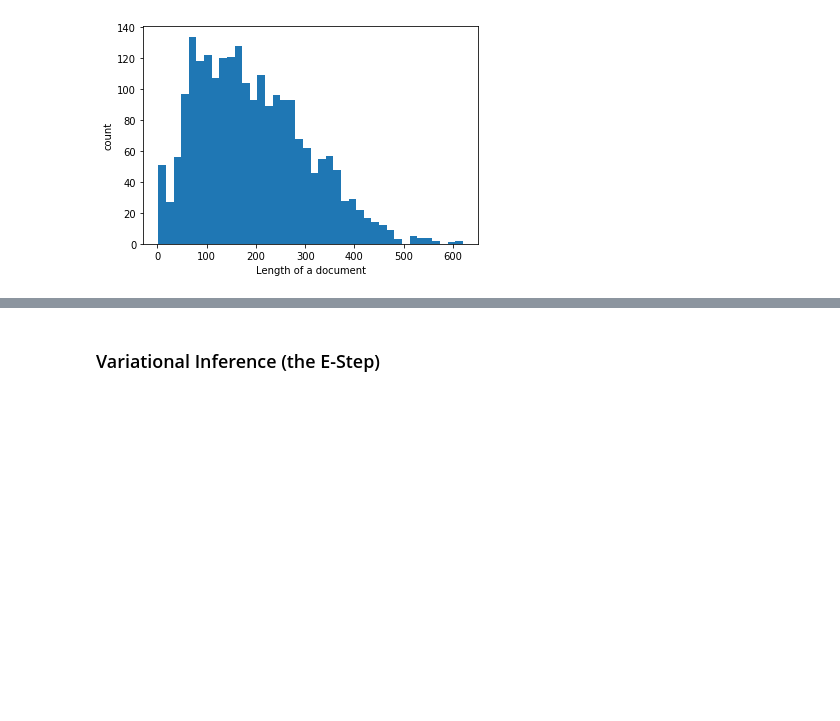
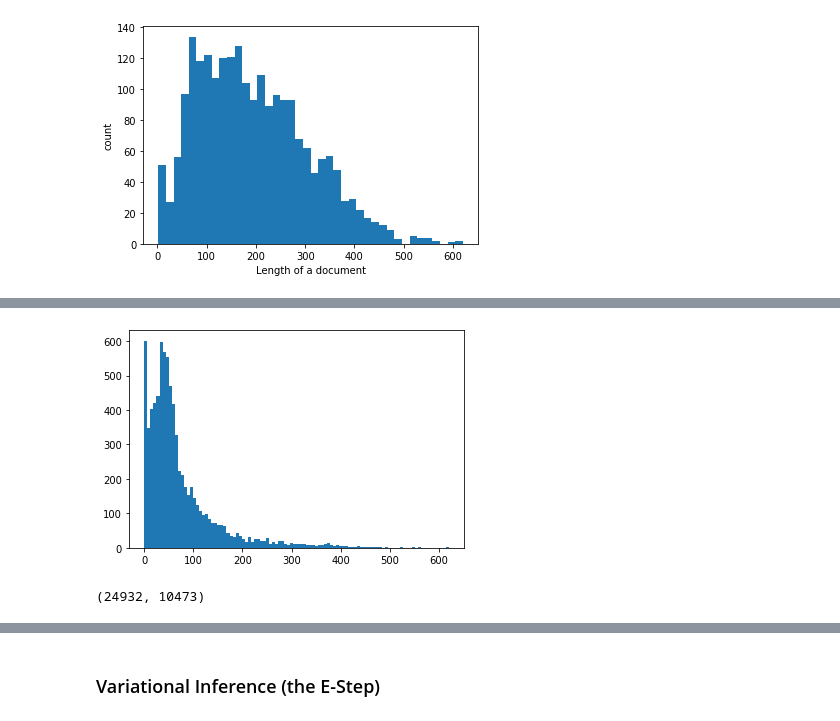
Before and after one commit to PeterSteiglechner/AdvML, a Jupyter notebook: AdvML_project.ipynb, the cells around one changed output, grey strips where cells are left out. Cells and saved outputs as stored; diff of their text form; code cells hidden in the pictures; blank space fills up the shorter version.

```diff
--- a/AdvML_project.ipynb
+++ b/AdvML_project.ipynb
@@ -83,0 +256,9 @@ Text(0, 0.5, 'count')
+# %%
+removed_words = np.array(doc_lengths)-np.array(lengths)
+bla = plt.hist(removed_words, bins=100)
+# %% [output]
+[figure, added]
+# %%
+len(vocab_listb_list), V
+# %% [output]
+(24932, 10473)
```
Also changed, not shown: parts of 12 cells of this notebook.
